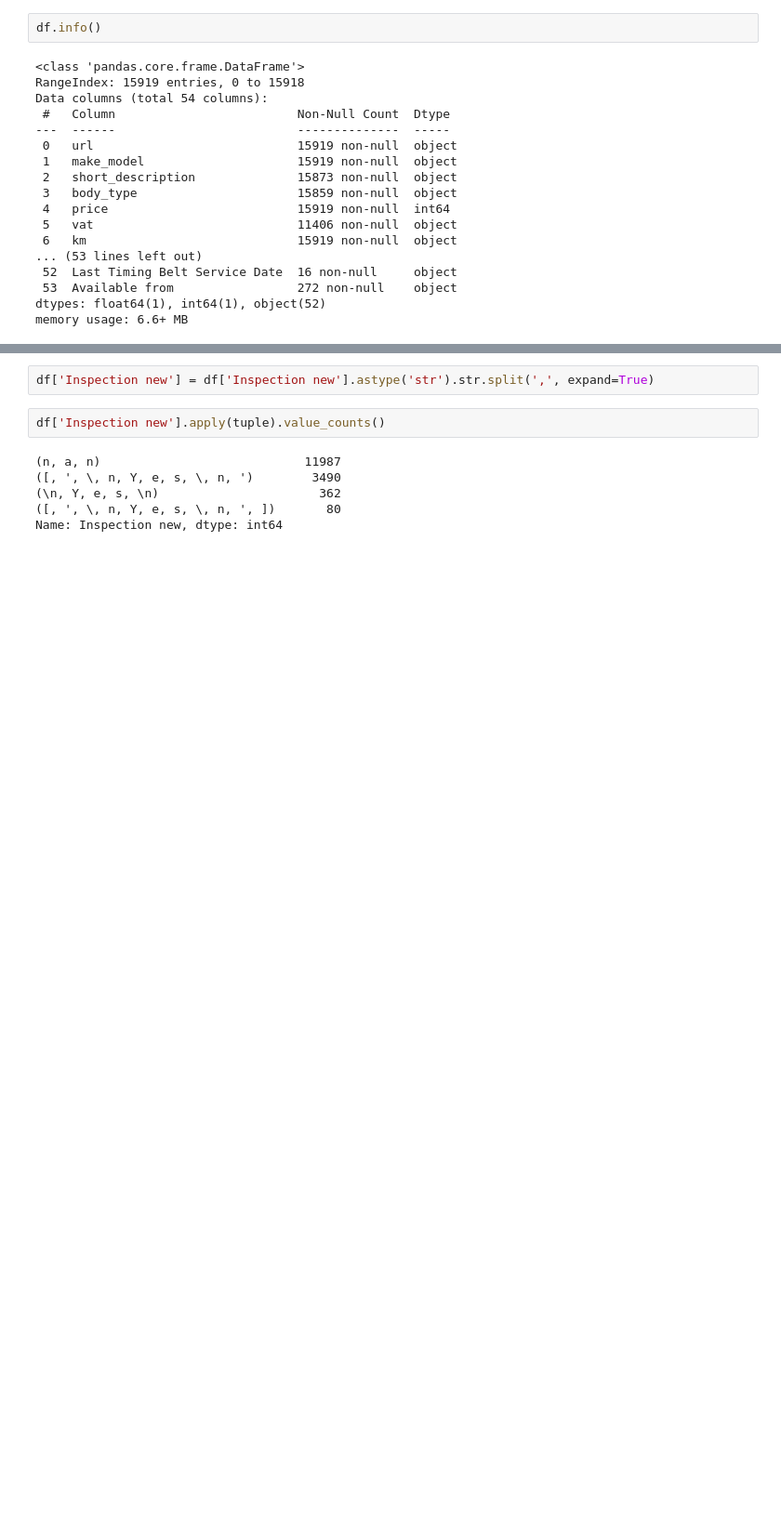
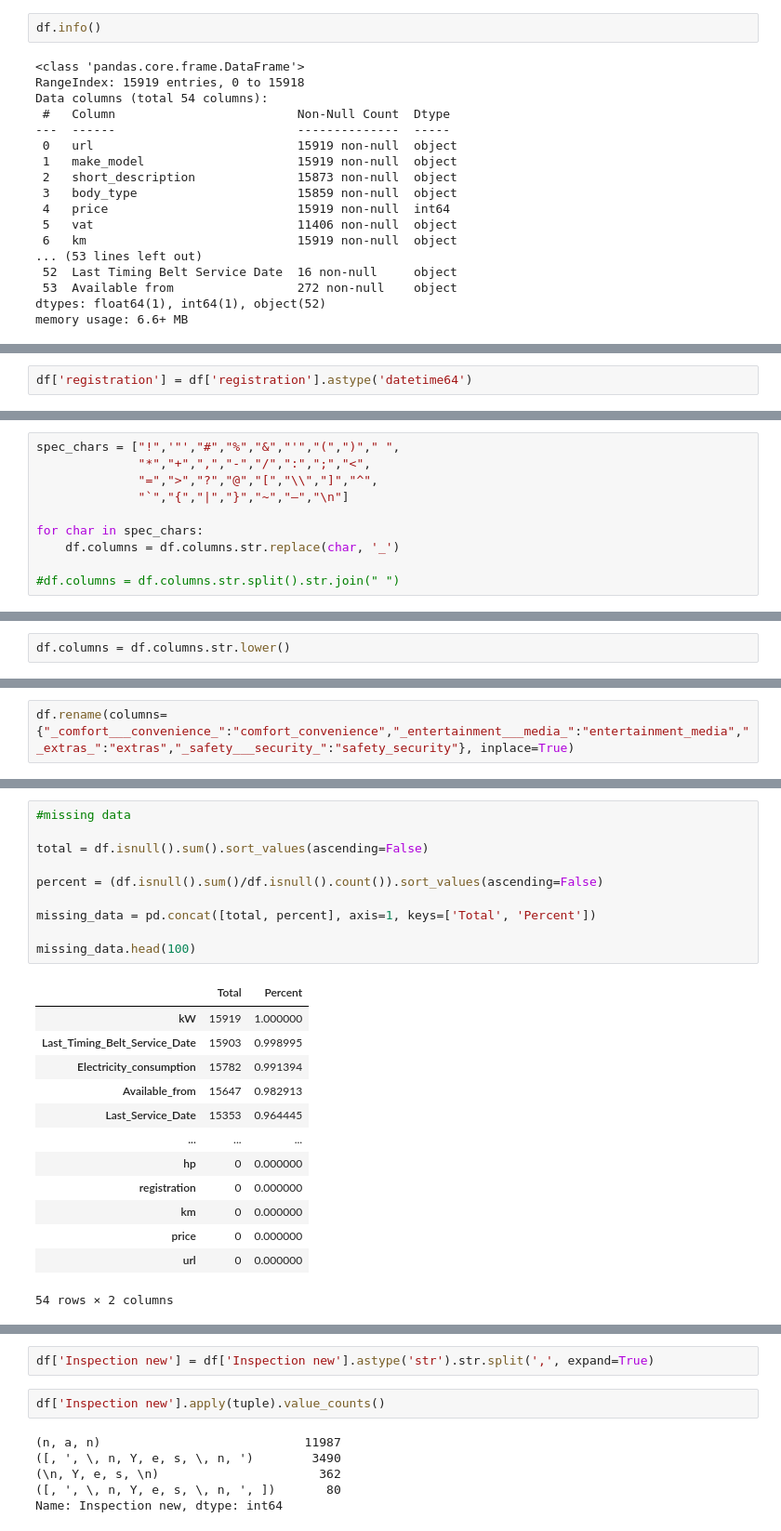
Before and after one commit to StephenKinggg/Data_Science_Course_Repo, a Jupyter notebook: 1. Projects_Assignment/18. DAwPY_Capstone_Project(Auto_Scout)/DAwPython-Capstone (AutoScout) Project.ipynb, the cells around one changed output, grey strips where cells are left out. Shown at 93% size. Saved outputs shown, nothing was run; the diff lists cells and outputs as text; blank space fills up the shorter version.

```diff
--- a/1. Projects_Assignment/18. DAwPY_Capstone_Project(Auto_Scout)/DAwPython-Capstone (AutoScout) Project.ipynb
+++ b/1. Projects_Assignment/18. DAwPY_Capstone_Project(Auto_Scout)/DAwPython-Capstone (AutoScout) Project.ipynb
@@ -78,0 +218,2 @@ memory usage: 6.6+ MB
+# %%
+df['registration'] = df['registration'].astype('datetime64')
@@ -78,0 +995,10 @@ memory usage: 6.6+ MB
+# %%
+spec_chars = ["!",'"',"#","%","&","'","(",")"," ",
+              "*","+",",","-","/",":",";","<",
+              "=",">","?","@","[","\\","]","^",
+              "`","{","|","}","~","–","\n"]
+
+for char in spec_chars:
+    df.columns = df.columns.str.replace(char, '_')
+
+#df.columns = df.columns.str.split().str.join(" ")
@@ -78,0 +1025,2 @@ memory usage: 6.6+ MB
+# %%
+df.columns = df.columns.str.lower()
@@ -78,0 +1047,2 @@ memory usage: 6.6+ MB
+# %%
+df.rename(columns={"_comfort___convenience_":"comfort_convenience","_entertainment___media_":"entertainment_media","_extras_":"extras","_safety___security_":"safety_security"}, inplace=True)
@@ -78,0 +1069,24 @@ memory usage: 6.6+ MB
+# %%
+#missing data
+
+total = df.isnull().sum().sort_values(ascending=False)
+
+percent = (df.isnull().sum()/df.isnull().count()).sort_values(ascending=False)
+
+missing_data = pd.concat([total, percent], axis=1, keys=['Total', 'Percent'])
+
+missing_data.head(100)
+# %% [output]
+|  | Total | Percent |
+| kW | 15919 | 1.000000 |
+| Last_Timing_Belt_Service_Date | 15903 | 0.998995 |
+| Electricity_consumption | 15782 | 0.991394 |
+| Available_from | 15647 | 0.982913 |
+| Last_Service_Date | 15353 | 0.964445 |
+| ... | ... | ... |
+| hp | 0 | 0.000000 |
+| registration | 0 | 0.000000 |
+| km | 0 | 0.000000 |
+| price | 0 | 0.000000 |
+| url | 0 | 0.000000 |
+54 rows × 2 columns
```
Also changed, not shown: parts of 69 cells of this notebook, 5 other files.
